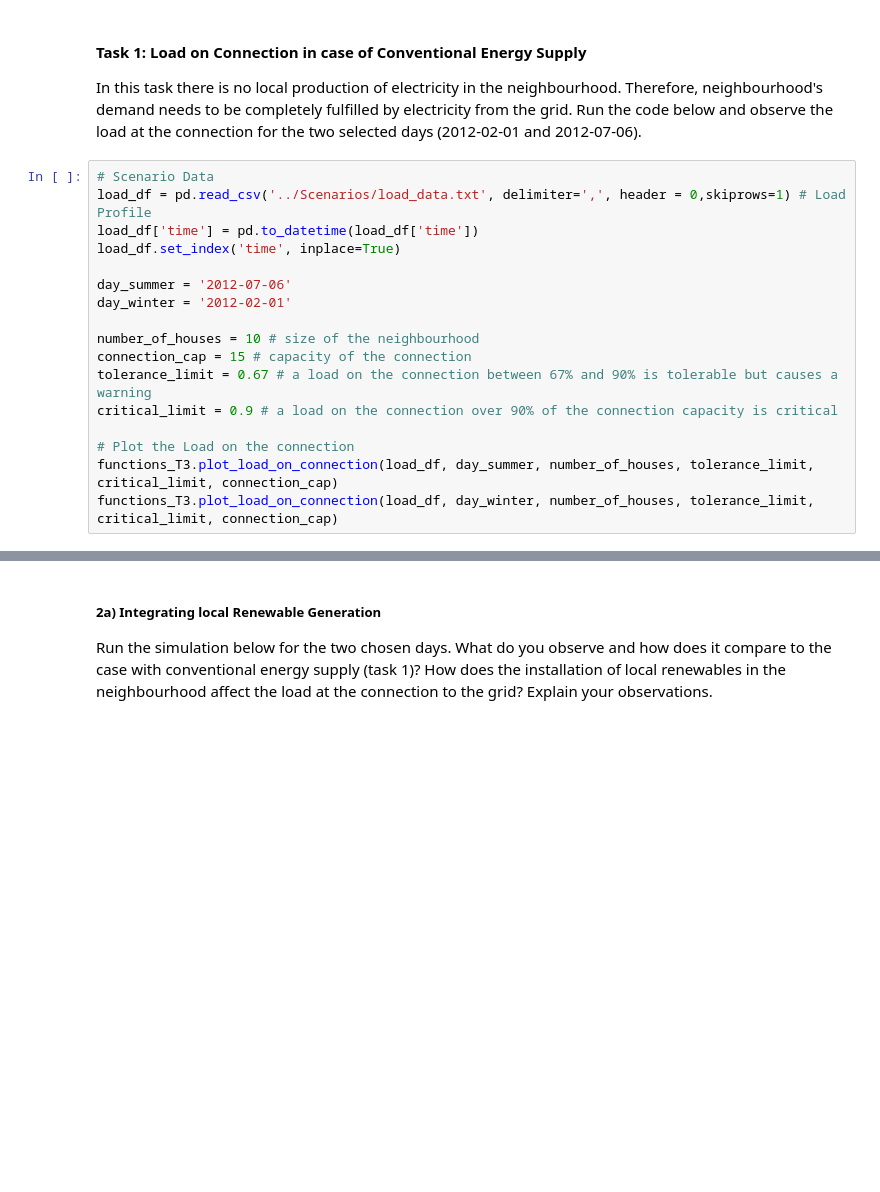
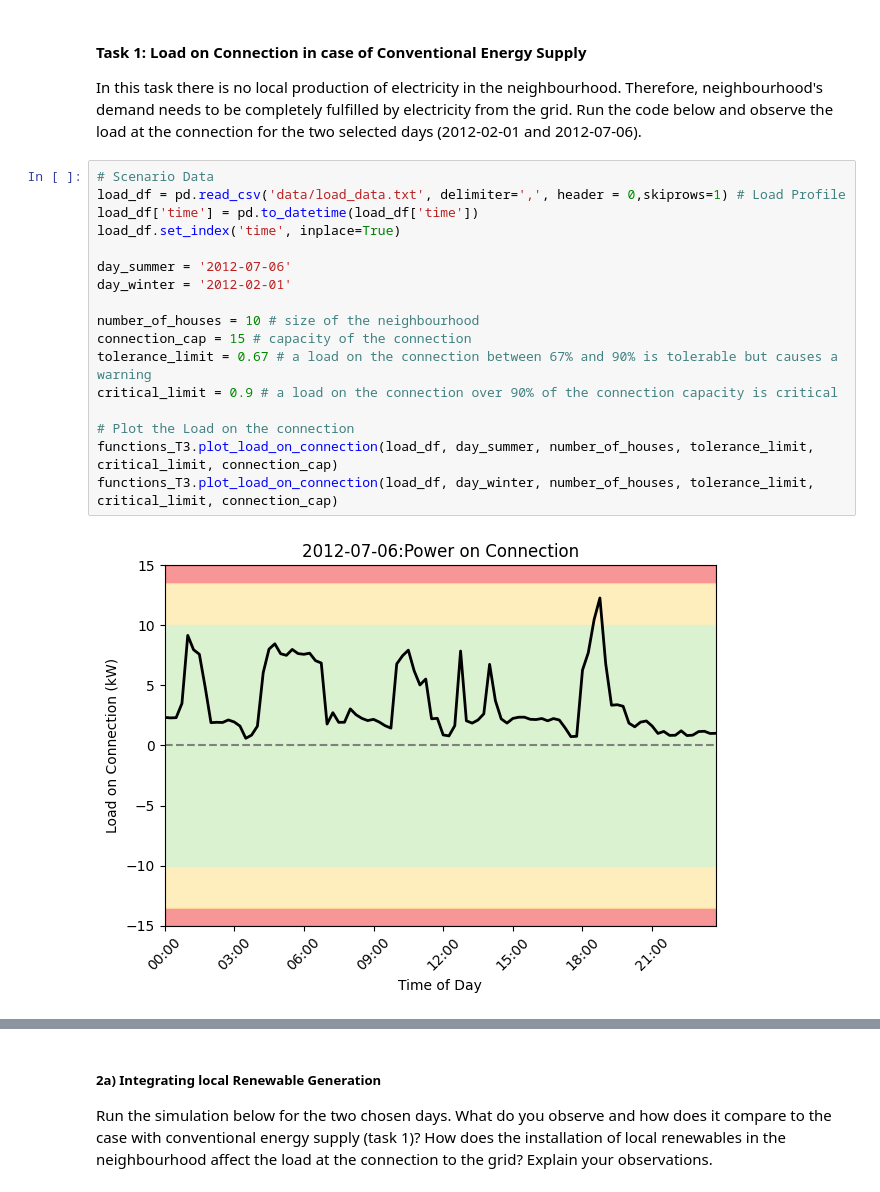
Before and after one commit to Illuminator-team/Illuminator, a Jupyter notebook: examples/Tutorial3/tutorial_physical_congestion.ipynb, the cells around one changed output, grey strips where cells are left out. Drawn from its saved outputs; the diff is of its cells as text; blank space fills up the shorter version.

```diff
--- a/examples/Tutorial3/tutorial_physical_congestion.ipynb
+++ b/examples/Tutorial3/tutorial_physical_congestion.ipynb
@@ -20,18 +20,20 @@ A neighbourhood of 10 houses is connected to the grid (see the picture below). T
 In this task there is no local production of electricity in the neighbourhood. Therefore,  neighbourhood's demand needs to be completely fulfilled by electricity from the grid. Run the code below and observe the load at the connection for the two selected days (2012-02-01 and 2012-07-06).
 # %%
 # Scenario Data
-load_df = pd.read_csv('../Scenarios/load_data.txt', delimiter=',', header = 0,skiprows=1) # Load Profile
+load_df = pd.read_csv('data/load_data.txt', delimiter=',', header = 0,skiprows=1) # Load Profile
 load_df['time'] = pd.to_datetime(load_df['time'])
 load_df.set_index('time', inplace=True)
 
 day_summer = '2012-07-06'
 day_winter = '2012-02-01'
 
 number_of_houses = 10 # size of the neighbourhood
 connection_cap = 15 # capacity of the connection
 tolerance_limit = 0.67 # a load on the connection between 67% and 90% is tolerable but causes a warning
 critical_limit = 0.9 # a load on the connection over 90% of the connection capacity is critical
 
 # Plot the Load on the connection
 functions_T3.plot_load_on_connection(load_df, day_summer, number_of_houses, tolerance_limit, critical_limit, connection_cap)
 functions_T3.plot_load_on_connection(load_df, day_winter, number_of_houses, tolerance_limit, critical_limit, connection_cap)
+# %% [output]
+[figure, added]
```
Also changed, not shown: parts of 10 cells of this notebook, 5 other files.
